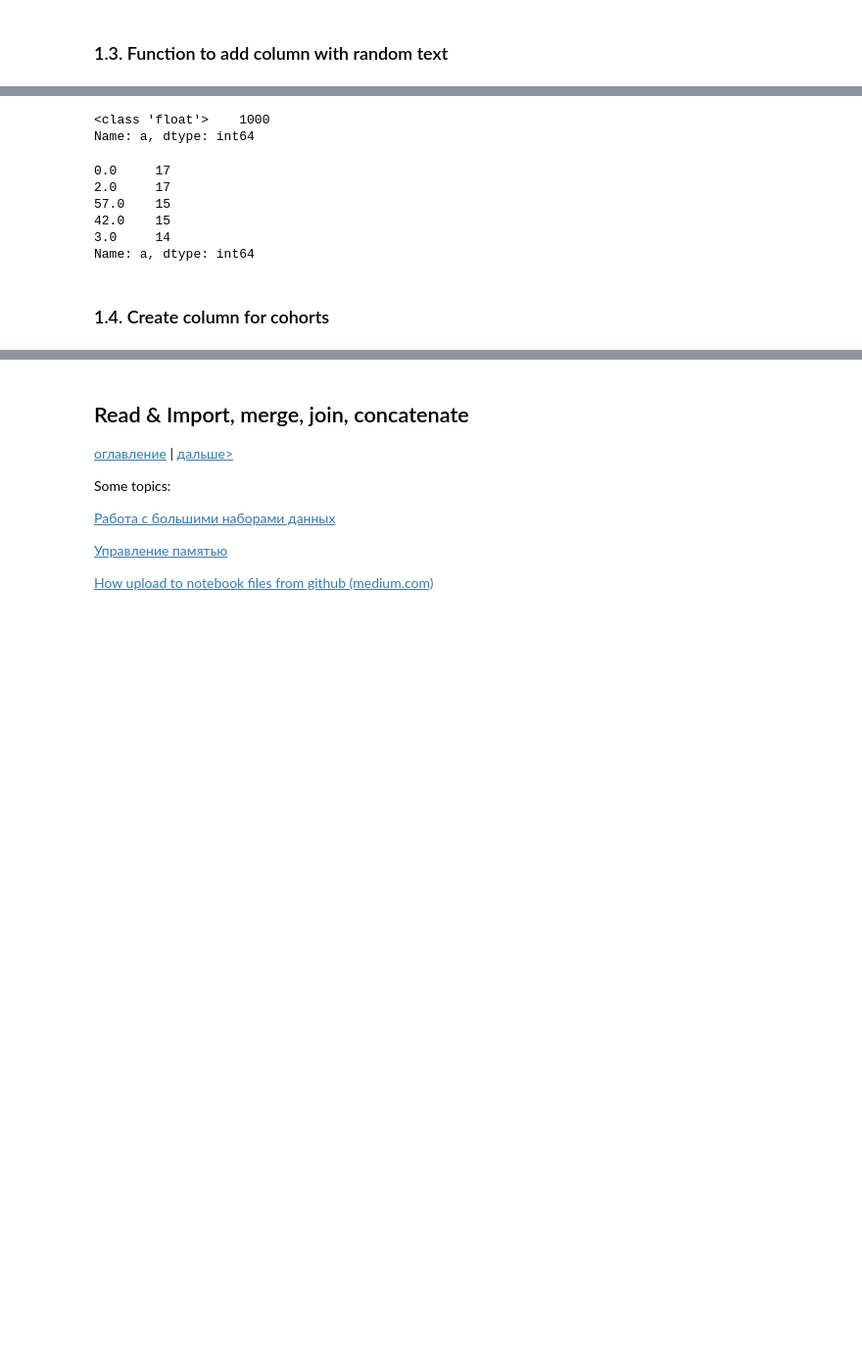
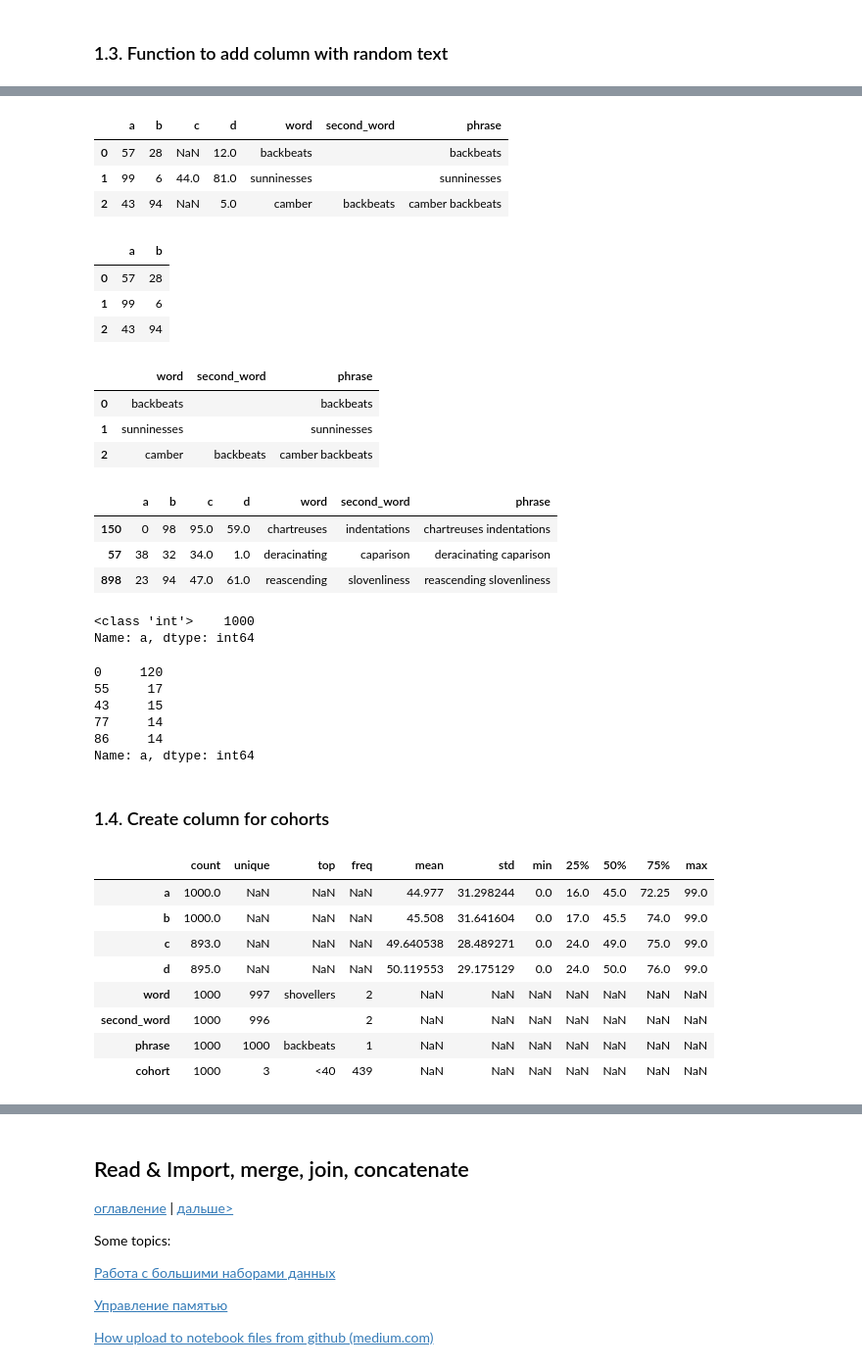
Before and after one commit to sqrt495/tips-and-tricks, a Jupyter notebook: Advanced_Pandas.ipynb, the cells around one changed output, grey strips where cells are left out. Shown at 98% size. Saved outputs shown, nothing was run; the diff lists cells and outputs as text; code cells hidden in the pictures; blank space fills up the shorter version.

```diff
--- a/Advanced_Pandas.ipynb
+++ b/Advanced_Pandas.ipynb
@@ -135,5 +140,5 @@ def function_to_apply(i):
     return first[0]
 #     return " ".join([first[0], second[0], third[0]])
 
-random_created_df['words'] = random_created_df['d'].apply(function_to_apply)
+random_created_df['word'] = random_created_df['d'].apply(function_to_apply)
 # %% [output]
@@ -158,27 +156,76 @@ random_created_df.describe(include='all').T
+# %%
+df = random_created_df.copy()
+# %%
+df['a'] = df['a'].fillna(0).astype(int)
+df['b'] = df['b'].fillna(0).astype(int)
+df['second_word'] = df['word'].shift(2, fill_value="")
+df['phrase'] = df['word']+' '+df['second_word']
+df.head(3)
+# %% [output]
+|  | a | b | c | d | word | second_word | phrase |
+| 0 | 57 | 28 | NaN | 12.0 | backbeats |  | backbeats |
+| 1 | 99 | 6 | 44.0 | 81.0 | sunninesses |  | sunninesses |
+| 2 | 43 | 94 | NaN | 5.0 | camber | backbeats | camber backbeats |
+# %%
+# df with NUMERICAL ATTRIBUTES
+df_num = df.select_dtypes(include='int64')
+df_num.head(3)
+# %% [output]
+|  | a | b |
+| 0 | 57 | 28 |
+| 1 | 99 | 6 |
+| 2 | 43 | 94 |
+# %%
+# df with NOMINAL ATTRIBUTES
+df_nom = df.select_dtypes(include='object')
+df_nom.head(3)
+# %% [output]
+|  | word | second_word | phrase |
+| 0 | backbeats |  | backbeats |
+| 1 | sunninesses |  | sunninesses |
+| 2 | camber | backbeats | camber backbeats |
+# %%
+df.sample(3)
+# %% [output]
+|  | a | b | c | d | word | second_word | phrase |
+| 150 | 0 | 98 | 95.0 | 59.0 | chartreuses | indentations | chartreuses indentations |
+| 57 | 38 | 32 | 34.0 | 1.0 | deracinating | caparison | deracinating caparison |
+| 898 | 23 | 94 | 47.0 | 61.0 | reascending | slovenliness | reascending slovenliness |
 # %%
 # count the number of elements of each type in a pandas column
 # https://stackoverflow.com/questions/63092517/count-the-number-of-elements-of-each-type-in-a-pandas-column
 
-random_created_df.a.apply(type).value_counts()
+df.a.apply(type).value_counts()
 # %% [output]
-<class 'float'>    1000
+<class 'int'>    1000
 Name: a, dtype: int64
 # %%
-random_created_df[random_created_df.a.apply(lambda x: isinstance(x, float))]['a'].value_counts().head()
+df[df.a.apply(lambda x: isinstance(x, int))]['a'].value_counts().head()
 # %% [output]
-0.0     17
-2.0     17
-57.0    15
-42.0    15
-3.0     14
+0     120
+55     17
+43     15
+77     14
+86     14
 Name: a, dtype: int64
 # %% [markdown]
 ### 1.4. Create column for cohorts
 # %%
-col         = 'a'
-conditions  = [ random_created_df[col] >= 65,
-               (random_created_df[col] < 65) & (random_created_df[col] >= 40),
-               random_created_df[col] < 40 ]
-choices     = [ '65>', '40-65', '<40' ]
+col = 'a'
+conditions = [ df[col] >= 65,
+               (df[col] < 65) & (df[col] >= 40),
+               df[col] < 40 ]
+choices = [ '65>', '40-65', '<40' ]
 
-random_created_df['cohort'] = np.select(conditions, choices, default=np.nan)
+df['cohort'] = np.select(conditions, choices, default=np.nan)
+df.describe(include='all').T
+# %% [output]
+|  | count | unique | top | freq | mean | std | min | 25% | 50% | 75% | max |
+| a | 1000.0 | NaN | NaN | NaN | 44.977 | 31.298244 | 0.0 | 16.0 | 45.0 | 72.25 | 99.0 |
+| b | 1000.0 | NaN | NaN | NaN | 45.508 | 31.641604 | 0.0 | 17.0 | 45.5 | 74.0 | 99.0 |
+| c | 893.0 | NaN | NaN | NaN | 49.640538 | 28.489271 | 0.0 | 24.0 | 49.0 | 75.0 | 99.0 |
+| d | 895.0 | NaN | NaN | NaN | 50.119553 | 29.175129 | 0.0 | 24.0 | 50.0 | 76.0 | 99.0 |
+| word | 1000 | 997 | shovellers | 2 | NaN | NaN | NaN | NaN | NaN | NaN | NaN |
+| second_word | 1000 | 996 |  | 2 | NaN | NaN | NaN | NaN | NaN | NaN | NaN |
+| phrase | 1000 | 1000 | backbeats | 1 | NaN | NaN | NaN | NaN | NaN | NaN | NaN |
+| cohort | 1000 | 3 | <40 | 439 | NaN | NaN | NaN | NaN | NaN | NaN | NaN |
```
Also changed, not shown: parts of 15 cells of this notebook.
